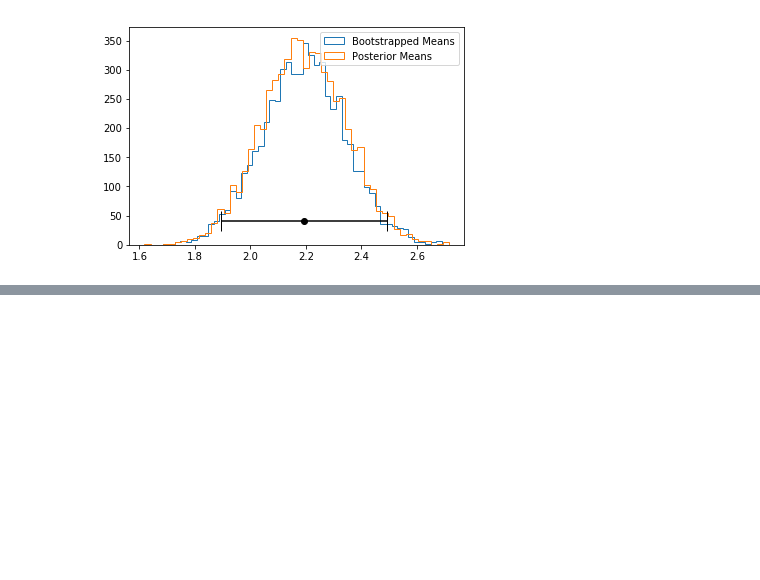
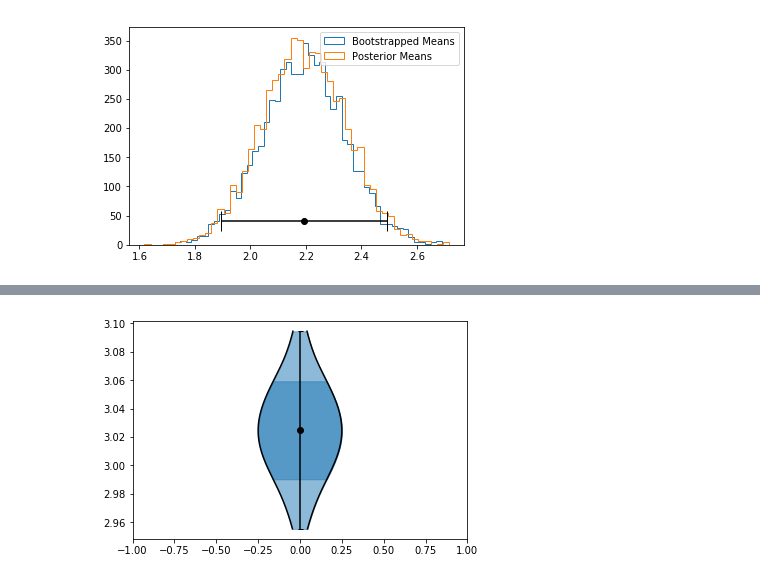
Before and after one commit to nickdelgrosso/ErrorBarsTalk, a Jupyter notebook: ConfidenceInStatisticsTalk.ipynb, the cells around one changed output, grey strips where cells are left out. Saved outputs shown, nothing was run; the diff lists cells and outputs as text; code cells hidden in the pictures; blank space fills up the shorter version.

```diff
--- a/ConfidenceInStatisticsTalk.ipynb
+++ b/ConfidenceInStatisticsTalk.ipynb
@@ -180,0 +181,28 @@ plt.legend();
+# %%
+def plot_catseye(x, data, show_bars=True, boot_ci=6000, estimator=np.mean, scale=1., color=sns.color_palette()[0], ax=None):
+    """Makes a cat's eye-like plot, as described in Cumming's book, "Understanding the New Statistics". """
+    if ax is None:
+        ax = plt.gca()
+
+    boots = np.apply_along_axis(estimator, axis=0, arr=np.random.choice(data, size=(len(data), boot_ci)))
+    kde = stats.gaussian_kde(boots, bw_method=0.35)
+    for ci in [68.27, 95.45]:
+        ci_x = np.linspace(*np.percentile(boots, [(100-ci)/2, (100+ci)/2]), num=300)
+        kdf = kde.pdf(ci_x)
+        kdf /= kdf.max() / scale * 2  # Rescale
+        ax.fill_betweenx(ci_x, -kdf + x, kdf + x, alpha=0.5, color=color)
+    ax.plot(kdf + x, ci_x, 'k')
+    ax.plot(-kdf + x, ci_x, 'k')
+    ci_mean = np.mean(boots)
+    if show_bars:
+        plt.errorbar(x, ci_mean, [[ci_mean - ci_x.max()], [ci_x.min() - ci_mean]], capsize=10 * scale / 2, fmt='ko')
+    else:
+        plt.plot([-kdf.max() + x, kdf.max() + x], [ci_mean, ci_mean], 'k')
+# %%
+dist = stats.gamma(2, 2, 0.5)
+data = dist.rvs(400)
+
+plot_catseye(0, data, scale=0.5)
+plt.xlim(-1, 1);
+# %% [output]
+[figure, added]
```
Also changed, not shown: parts of 13 cells of this notebook, 2 other files.
